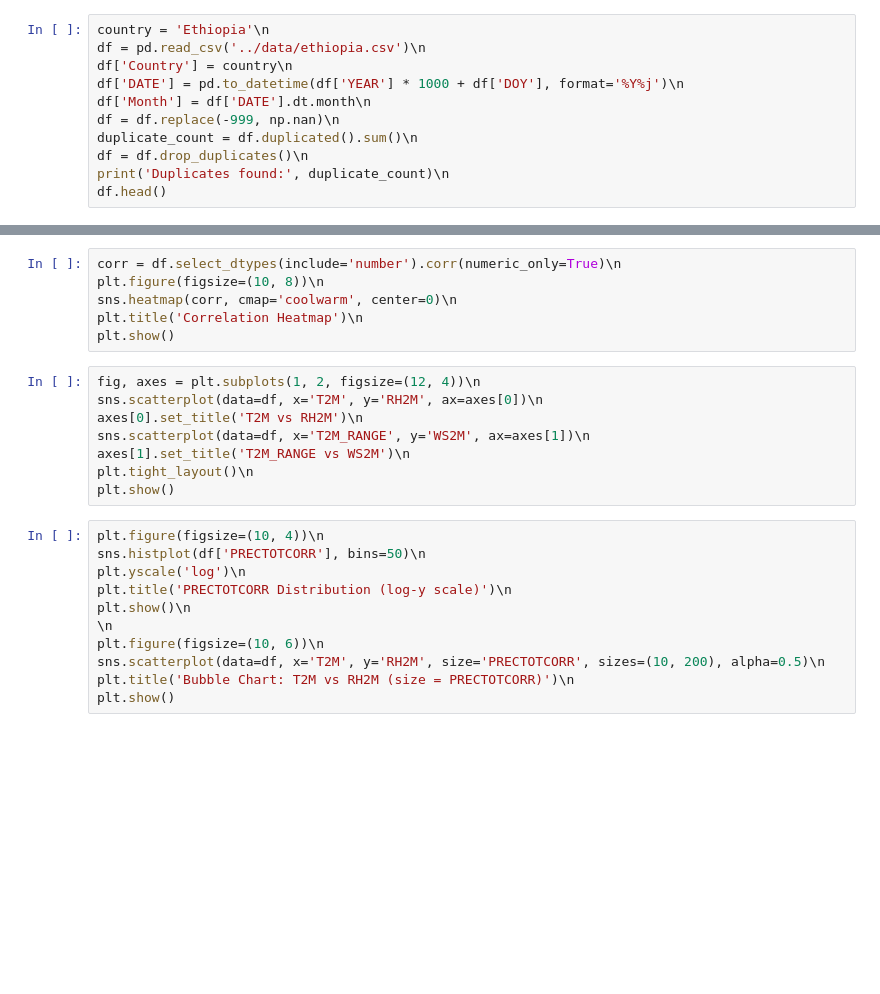
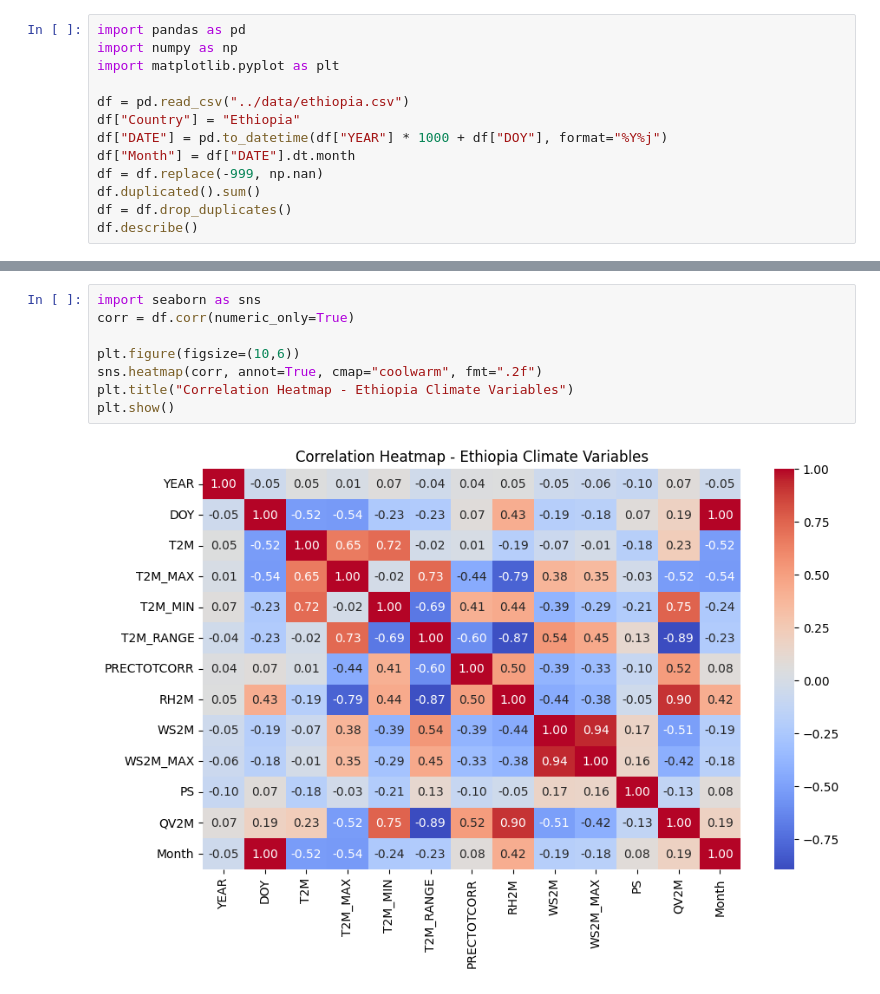
Before and after one commit to Elsa2116/climate-challenge-week0, a Jupyter notebook: notebooks/ethiopia_eda.ipynb, the cells around one changed output, grey strips where cells are left out. Cells and saved outputs as stored; diff of their text form; blank space fills up the shorter version.

```diff
--- a/notebooks/ethiopia_eda.ipynb
+++ b/notebooks/ethiopia_eda.ipynb
@@ -10,12 +1,14 @@ from scipy.stats import zscore
 # %%
-country = 'Ethiopia'\n
-df = pd.read_csv('../data/ethiopia.csv')\n
-df['Country'] = country\n
-df['DATE'] = pd.to_datetime(df['YEAR'] * 1000 + df['DOY'], format='%Y%j')\n
-df['Month'] = df['DATE'].dt.month\n
-df = df.replace(-999, np.nan)\n
-duplicate_count = df.duplicated().sum()\n
-df = df.drop_duplicates()\n
-print('Duplicates found:', duplicate_count)\n
-df.head()
+import pandas as pd
+import numpy as np
+import matplotlib.pyplot as plt
+
+df = pd.read_csv("../data/ethiopia.csv")
+df["Country"] = "Ethiopia"
+df["DATE"] = pd.to_datetime(df["YEAR"] * 1000 + df["DOY"], format="%Y%j")
+df["Month"] = df["DATE"].dt.month
+df = df.replace(-999, np.nan)
+df.duplicated().sum()
+df = df.drop_duplicates()
+df.describe()
 # %% [output]
@@ -63,25 +180,10 @@ plt.show()
 # %%
-corr = df.select_dtypes(include='number').corr(numeric_only=True)\n
-plt.figure(figsize=(10, 8))\n
-sns.heatmap(corr, cmap='coolwarm', center=0)\n
-plt.title('Correlation Heatmap')\n
+import seaborn as sns
+corr = df.corr(numeric_only=True)
+
+plt.figure(figsize=(10,6))
+sns.heatmap(corr, annot=True, cmap="coolwarm", fmt=".2f")
+plt.title("Correlation Heatmap - Ethiopia Climate Variables")
 plt.show()
+# %% [output]
+[figure, added]
-# %%
-fig, axes = plt.subplots(1, 2, figsize=(12, 4))\n
-sns.scatterplot(data=df, x='T2M', y='RH2M', ax=axes[0])\n
-axes[0].set_title('T2M vs RH2M')\n
-sns.scatterplot(data=df, x='T2M_RANGE', y='WS2M', ax=axes[1])\n
-axes[1].set_title('T2M_RANGE vs WS2M')\n
-plt.tight_layout()\n
-plt.show()
-# %%
-plt.figure(figsize=(10, 4))\n
-sns.histplot(df['PRECTOTCORR'], bins=50)\n
-plt.yscale('log')\n
-plt.title('PRECTOTCORR Distribution (log-y scale)')\n
-plt.show()\n
-\n
-plt.figure(figsize=(10, 6))\n
-sns.scatterplot(data=df, x='T2M', y='RH2M', size='PRECTOTCORR', sizes=(10, 200), alpha=0.5)\n
-plt.title('Bubble Chart: T2M vs RH2M (size = PRECTOTCORR)')\n
-plt.show()
```
Also changed, not shown: parts of 28 cells of this notebook, 6 other files.
